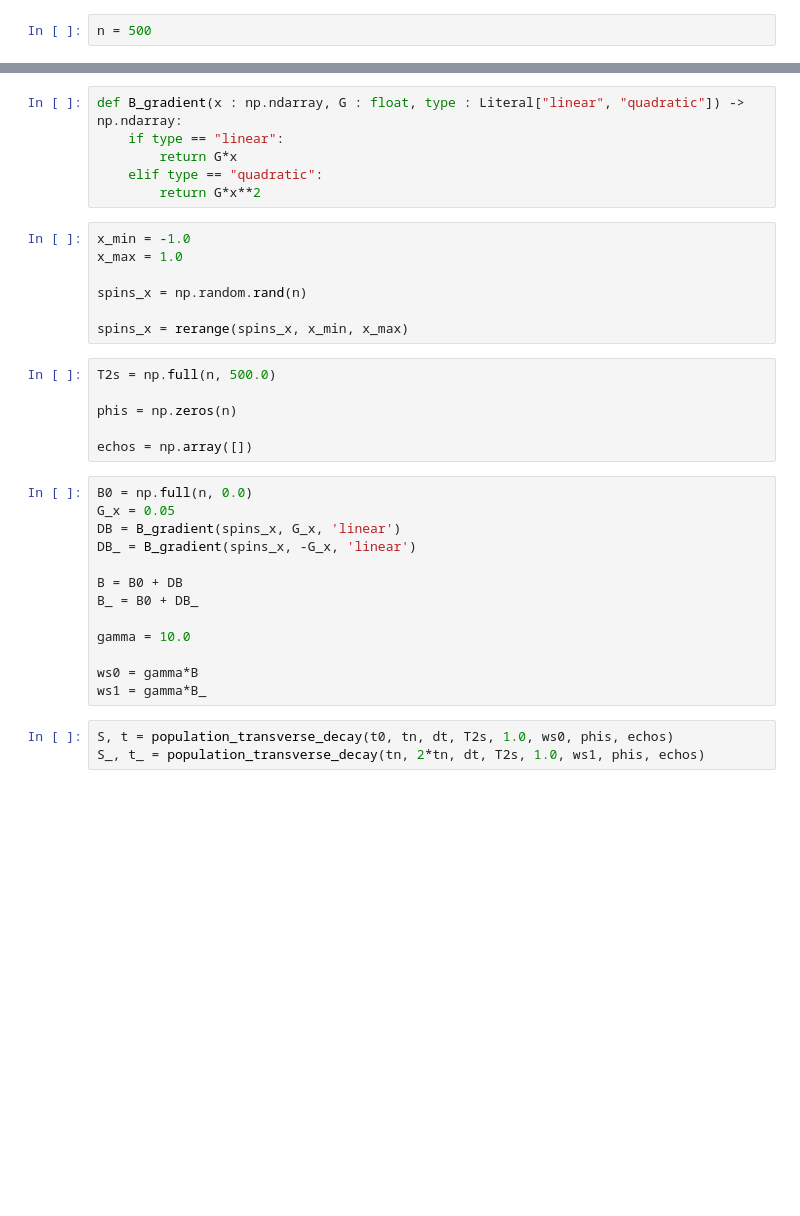
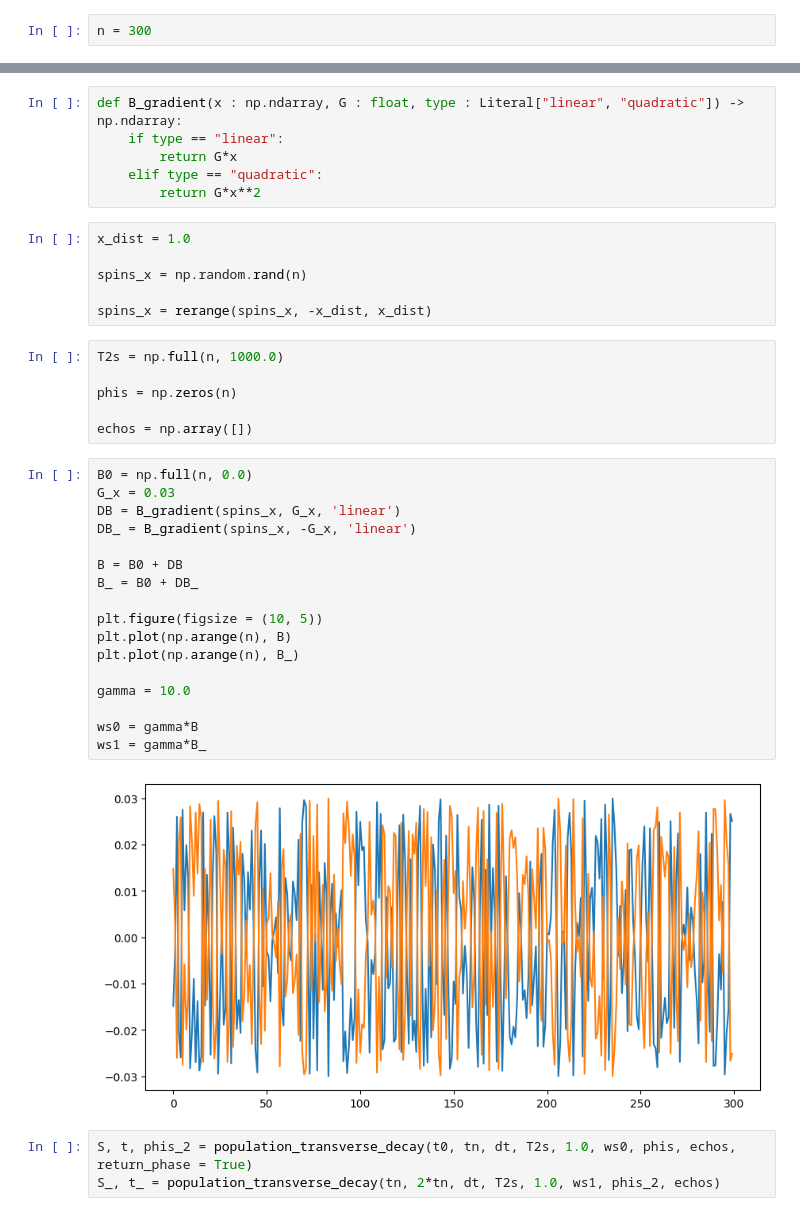
Before and after one commit to JoaoDell/MRI-study, a Jupyter notebook: examples/gradient.ipynb, the cells around one changed output, grey strips where cells are left out. Drawn from its saved outputs; the diff is of its cells as text; blank space fills up the shorter version.

```diff
--- a/examples/gradient.ipynb
+++ b/examples/gradient.ipynb
@@ -15,5 +19,5 @@ dt = 0.001
 # %%
-n = 500
+n = 300
 # %% [markdown]
 ## B gradient
 # %%
@@ -23,32 +27,37 @@ def B_gradient(x : np.ndarray, G : float, type : Literal["linear", "quadratic"])
     elif type == "quadratic":
         return G*x**2
 # %%
-x_min = -1.0
-x_max = 1.0
+x_dist = 1.0
 
 spins_x = np.random.rand(n)
 
-spins_x = rerange(spins_x, x_min, x_max)
+spins_x = rerange(spins_x, -x_dist, x_dist)
 # %%
-T2s = np.full(n, 500.0)
+T2s = np.full(n, 1000.0)
 
 phis = np.zeros(n)
 
 echos = np.array([])
 # %%
 B0 = np.full(n, 0.0)
-G_x = 0.05
+G_x = 0.03
 DB = B_gradient(spins_x, G_x, 'linear')
 DB_ = B_gradient(spins_x, -G_x, 'linear')
 
 B = B0 + DB
 B_ = B0 + DB_
 
+plt.figure(figsize = (10, 5))
+plt.plot(np.arange(n), B)
+plt.plot(np.arange(n), B_)
+
 gamma = 10.0
 
 ws0 = gamma*B
 ws1 = gamma*B_
+# %% [output]
+[figure, added]
 # %%
-S, t = population_transverse_decay(t0, tn, dt, T2s, 1.0, ws0, phis, echos)
-S_, t_ = population_transverse_decay(tn, 2*tn, dt, T2s, 1.0, ws1, phis, echos)
+S, t, phis_2 = population_transverse_decay(t0, tn, dt, T2s, 1.0, ws0, phis, echos, return_phase = True)
+S_, t_ = population_transverse_decay(tn, 2*tn, dt, T2s, 1.0, ws1, phis_2, echos)
 # %%
```
Also changed, not shown: parts of 7 cells of this notebook, 3 other files.
